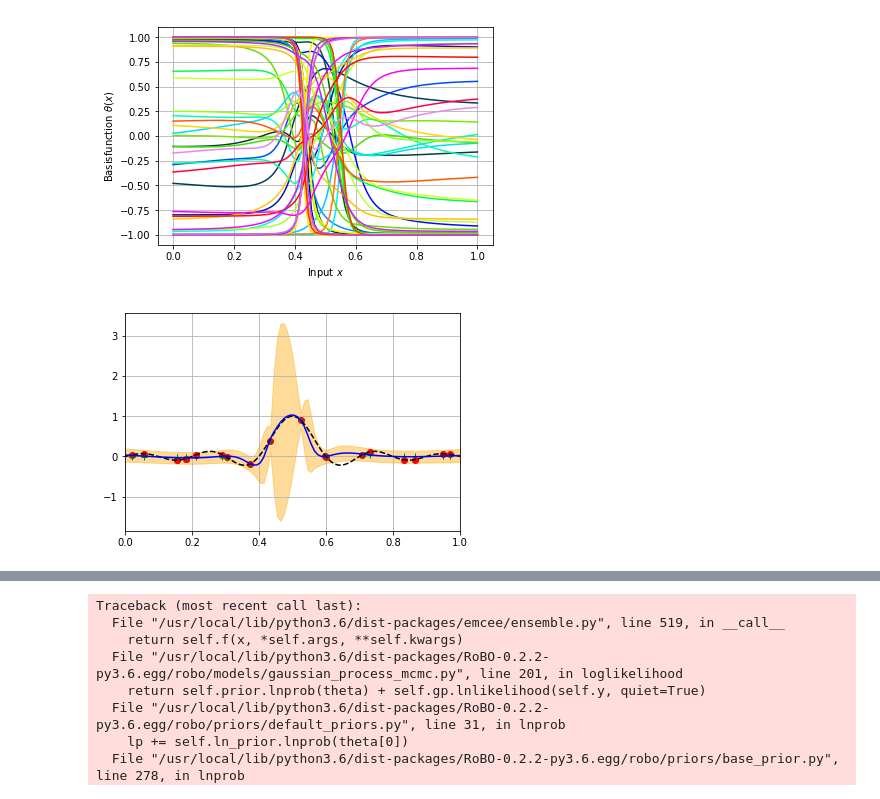
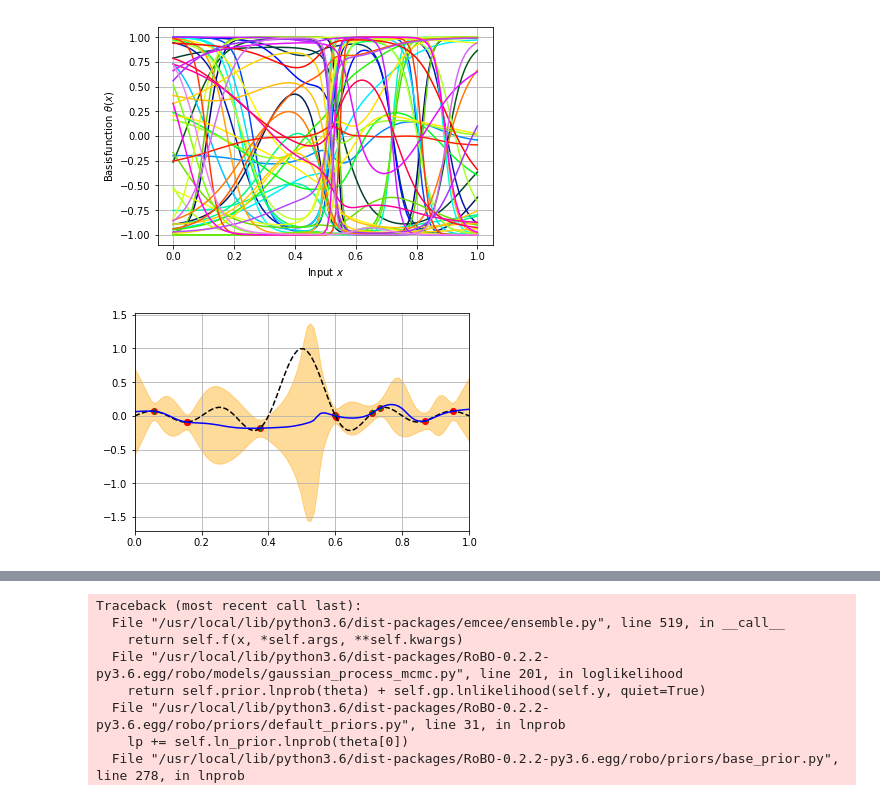
Before and after one commit to tmpethick/ensembled-dngo, a Jupyter notebook: RoBO/shared/robo.ipynb, the cells around one changed output, grey strips where cells are left out. Saved outputs shown, nothing was run; the diff lists cells and outputs as text; code cells hidden in the pictures.

```diff
--- a/RoBO/shared/robo.ipynb
+++ b/RoBO/shared/robo.ipynb
@@ -13,10 +13,11 @@ def f(x):
 
 rng = np.random.RandomState(42)
 
-X = init_random_uniform(np.zeros(1), np.ones(1), 20, rng)
+X = init_random_uniform(np.zeros(1), np.ones(1), 10, rng)
 y = f(X)[:, 0]
 
 
-model = DNGO(num_epochs=1000)
+model = DNGO(num_epochs=1000, do_mcmc=False, batch_size=1)
 # %%
+model.nll = model.negative_mll
 model.train(X, y)
@@ -32,32 +57,34 @@ X_test = np.linspace(0, 1, 100)[:, None]
 X_test_norm = zero_mean_unit_var_normalization(X_test, model.X_mean, model.X_std)[0]
 
 # Get features from the net
 layers = lasagne.layers.get_all_layers(model.network)
 basis_funcs = lasagne.layers.get_output(layers[:-1], X_test_norm)[-1].eval()
+
+model.prior = None
 
 fvals = f(X_test)[:, 0]
 
 m, v = model.predict(X_test)
 
 colormap = plt.cm.gist_ncar
 plt.gca().set_color_cycle([colormap(i) for i in np.linspace(0, 0.9, min(50, model.n_units_3))])
 
 for f in range(min(50, model.n_units_3)):
     plt.plot(X_test[:, 0], basis_funcs[:, f])
 plt.grid()
 plt.xlabel(r"Input $x$")
 plt.ylabel(r"Basisfunction $\theta(x)$")
 plt.show()
 
 
 plt.plot(X, y, "ro")
 plt.plot(X, predictions, "g+")
 plt.grid()
 plt.plot(X_test[:, 0], fvals, "k--")
 plt.plot(X_test[:, 0], m, "blue")
 plt.fill_between(X_test[:, 0], m + np.sqrt(v), m - np.sqrt(v), color="orange", alpha=0.4)
 plt.xlim(0, 1)
 plt.show()
 # %% [output]
-[figure, old version]
+[figure, new version]
-[figure, old version]
+[figure, new version]
```
Also changed, not shown: parts of 8 cells of this notebook, 4 other files.
